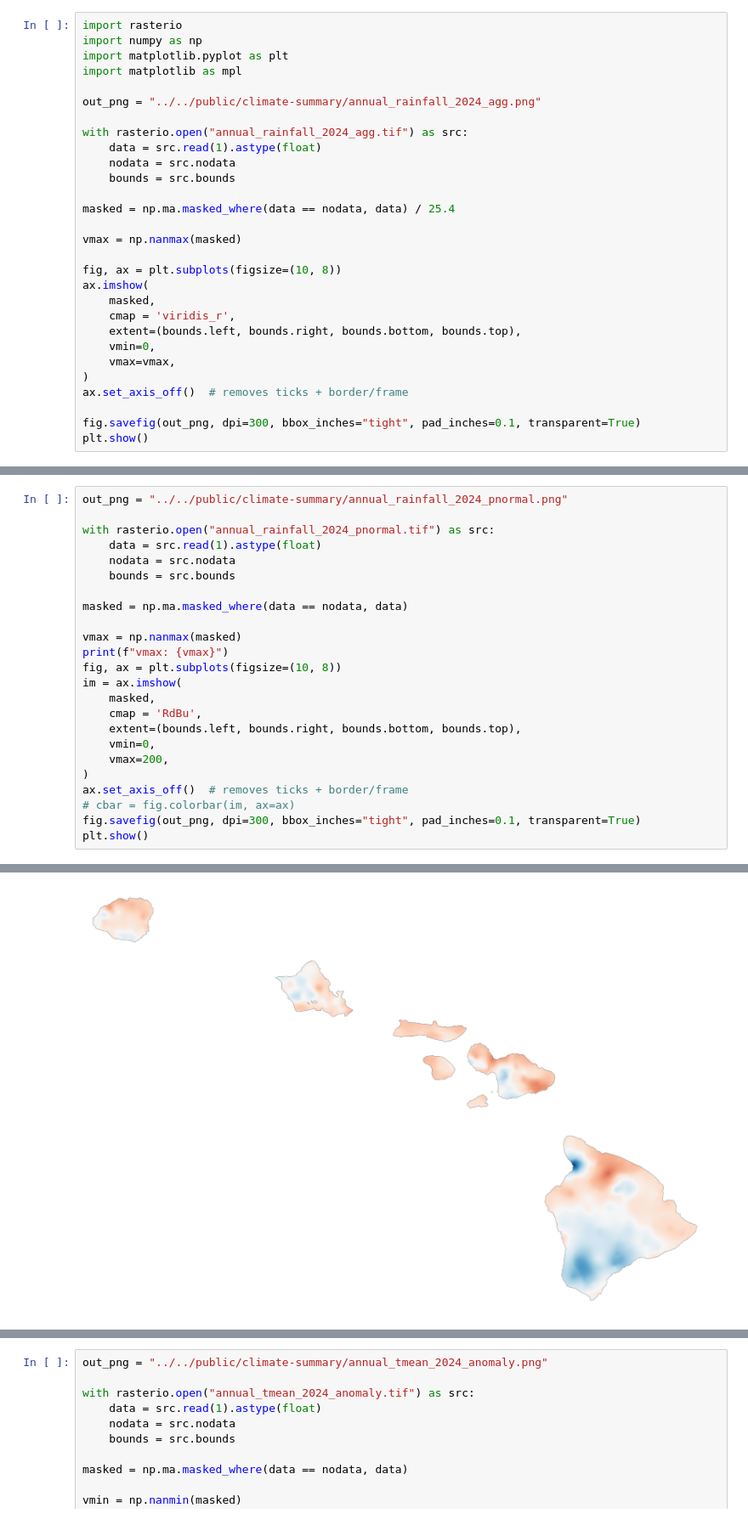
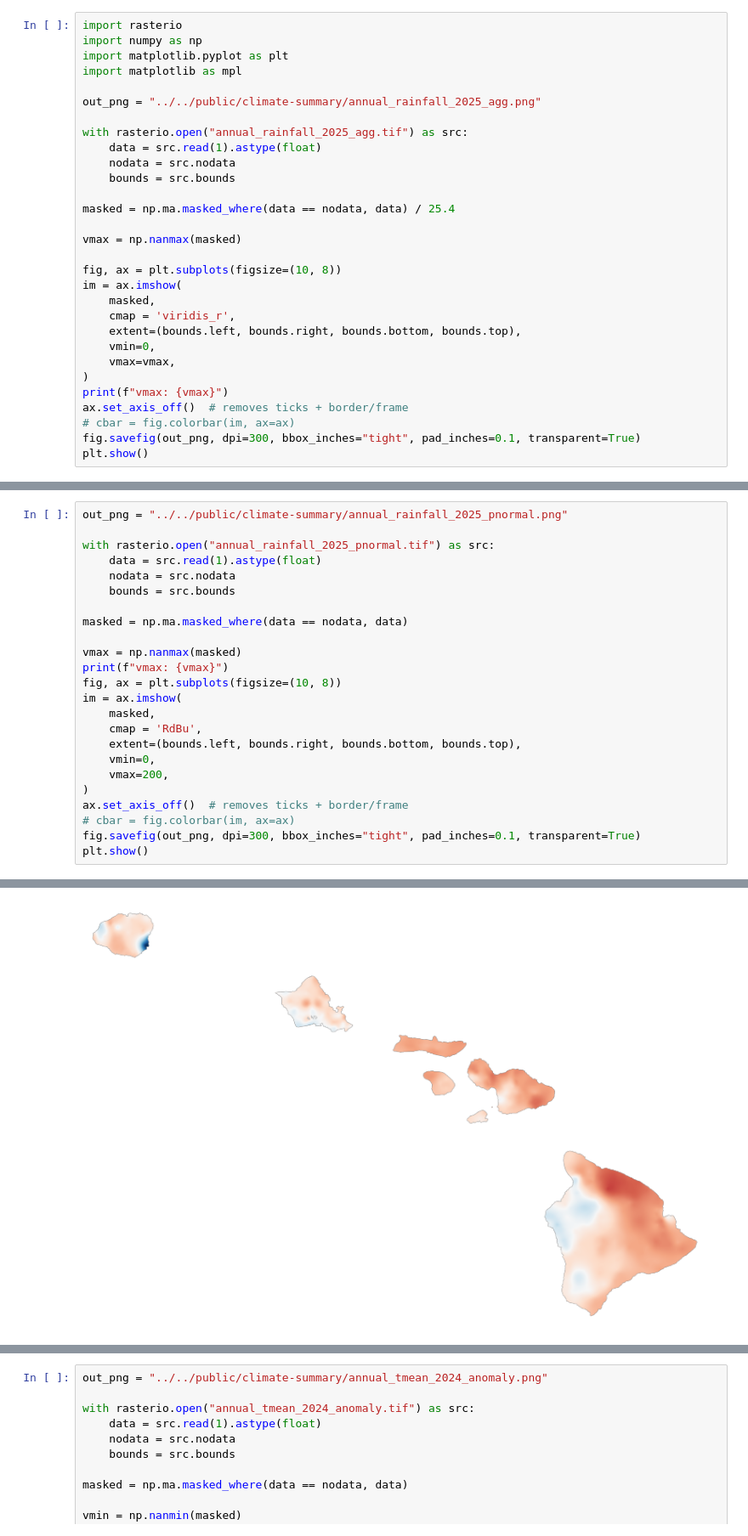
Before and after one commit to cherryleh/climate-summary, a Jupyter notebook: dews-hawaii-app/scripts/2025-summary/chart.ipynb, the cells around one changed output, grey strips where cells are left out. Shown at 85% size. Saved outputs shown, nothing was run; the diff lists cells and outputs as text.

Commit message:
climate summary

```diff
--- a/dews-hawaii-app/scripts/2025-summary/chart.ipynb
+++ b/dews-hawaii-app/scripts/2025-summary/chart.ipynb
@@ -4,9 +4,9 @@ import numpy as np
 import matplotlib.pyplot as plt
 import matplotlib as mpl
 
-out_png = "../../public/climate-summary/annual_rainfall_2024_agg.png"
+out_png = "../../public/climate-summary/annual_rainfall_2025_agg.png"
 
-with rasterio.open("annual_rainfall_2024_agg.tif") as src:
+with rasterio.open("annual_rainfall_2025_agg.tif") as src:
     data = src.read(1).astype(float)
     nodata = src.nodata
     bounds = src.bounds
@@ -16,15 +16,16 @@ masked = np.ma.masked_where(data == nodata, data) / 25.4
 vmax = np.nanmax(masked)
 
 fig, ax = plt.subplots(figsize=(10, 8))
-ax.imshow(
+im = ax.imshow(
     masked,
     cmap = 'viridis_r',
     extent=(bounds.left, bounds.right, bounds.bottom, bounds.top),
     vmin=0,
     vmax=vmax,
 )
+print(f"vmax: {vmax}")
 ax.set_axis_off()  # removes ticks + border/frame
-
+# cbar = fig.colorbar(im, ax=ax)
 fig.savefig(out_png, dpi=300, bbox_inches="tight", pad_inches=0.1, transparent=True)
 plt.show()
 # %% [output]
@@ -32,7 +34,7 @@ plt.show()
 # %%
-out_png = "../../public/climate-summary/annual_rainfall_2024_pnormal.png"
+out_png = "../../public/climate-summary/annual_rainfall_2025_pnormal.png"
 
-with rasterio.open("annual_rainfall_2024_pnormal.tif") as src:
+with rasterio.open("annual_rainfall_2025_pnormal.tif") as src:
     data = src.read(1).astype(float)
     nodata = src.nodata
     bounds = src.bounds
@@ -58 +60 @@ vmax: 198.68246459960938
-[figure, old version]
+[figure, new version]
```
Also changed, not shown: parts of 5 cells of this notebook, 11 other files.
